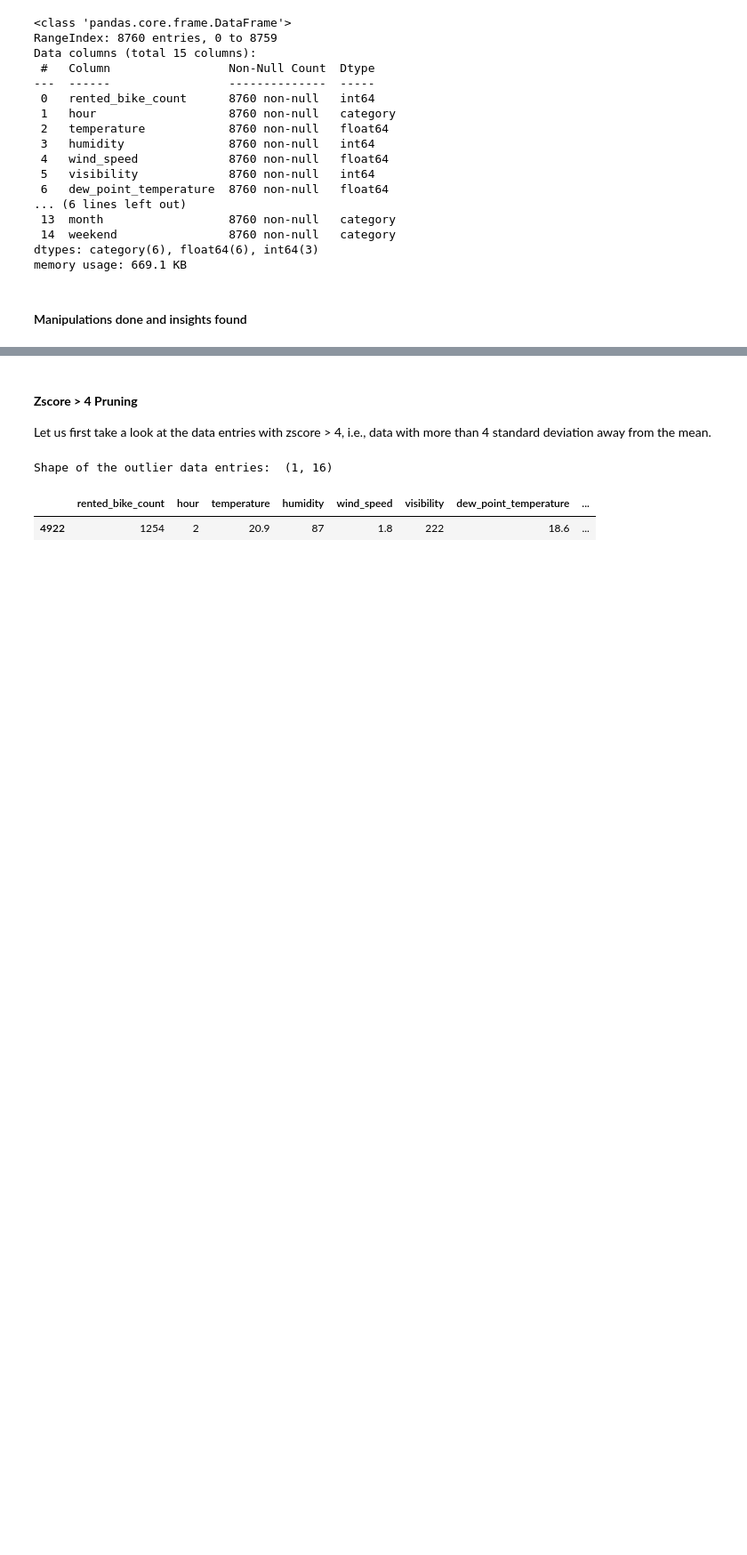
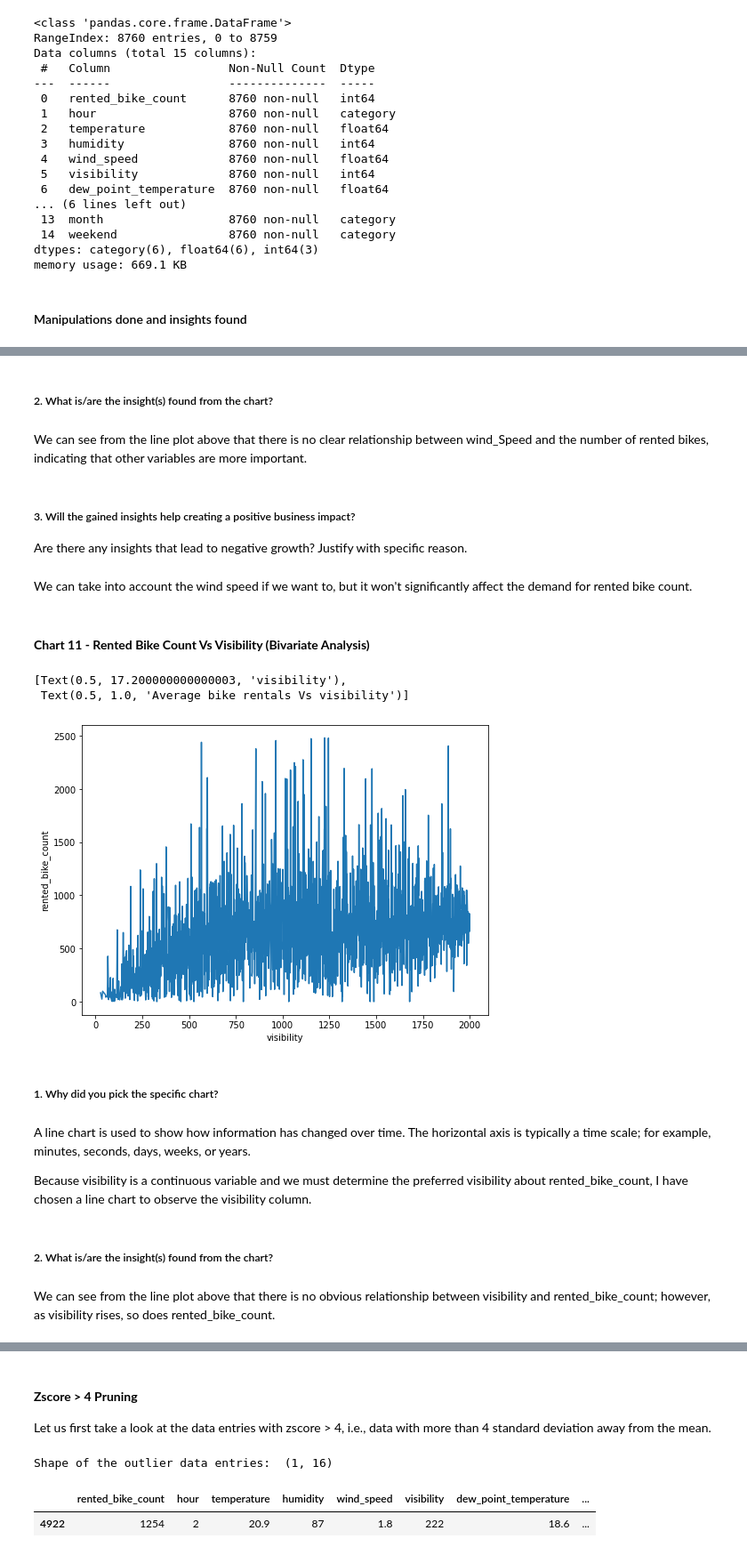
Before and after one commit to Navneet2409/bike-sharing-demand-prediction, a Jupyter notebook: Bike_Sharing_Notebook_Navneet_Keshri.ipynb, the cells around one changed output, grey strips where cells are left out. Shown at 89% size. Saved outputs shown, nothing was run; the diff lists cells and outputs as text; code cells hidden in the pictures; blank space fills up the shorter version.

```diff
--- a/Bike_Sharing_Notebook_Navneet_Keshri.ipynb
+++ b/Bike_Sharing_Notebook_Navneet_Keshri.ipynb
@@ -668,0 +784,33 @@ ax.set(xlabel='snowfall', ylabel='rented_bike_count', title='Average bike rental
+# %% [markdown]
+##### 2. What is/are the insight(s) found from the chart?
+# %% [markdown]
+We can see from the line plot above that there is no clear relationship between wind_Speed and the number of rented bikes, indicating that other variables are more important.
+# %% [markdown]
+##### 3. Will the gained insights help creating a positive business impact?
+Are there any insights that lead to negative growth? Justify with specific reason.
+# %% [markdown]
+We can take into account the wind speed if we want to, but it won't significantly affect the demand for rented bike count.
+# %% [markdown]
+#### **Chart 11 - Rented Bike Count Vs Visibility (Bivariate Analysis)**
+# %%
+# Chart - 11 visualization code
+# Rented Bike count vs Wind Speed
+fig = plt.figure(figsize=(18, 6))
+axes = fig.add_subplot(1, 2, 1)
+group_wind_speed = bike_df.groupby(['visibility'])['rented_bike_count'].mean().reset_index()
+sns.lineplot(data=group_wind_speed, x='visibility', y = 'rented_bike_count')
+ax.set(xlabel='visibility', title='Average bike rentals Vs visibility')
+# %% [output]
+[Text(0.5, 17.200000000000003, 'visibility'),
+ Text(0.5, 1.0, 'Average bike rentals Vs visibility')]
+[figure, added]
+# %% [markdown]
+##### 1. Why did you pick the specific chart?
+# %% [markdown]
+A line chart is used to show how information has changed over time. The horizontal axis is typically a time scale; for example, minutes, seconds, days, weeks, or years.
+
+Because visibility is a continuous variable and we must determine the preferred visibility about rented_bike_count, I have chosen a line chart to observe the visibility column.
+# %% [markdown]
+##### 2. What is/are the insight(s) found from the chart?
+# %% [markdown]
+We can see from the line plot above that there is no obvious relationship between visibility and rented_bike_count; however, as visibility rises, so does rented_bike_count.
```
Also changed, not shown: parts of 373 cells of this notebook.
